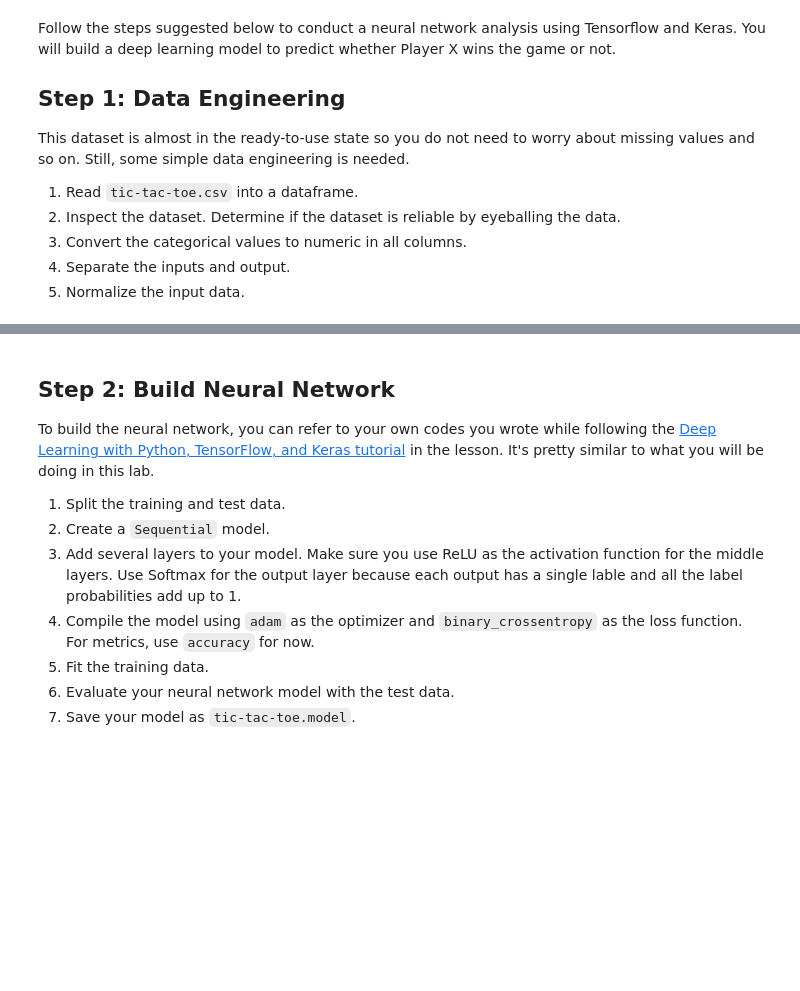
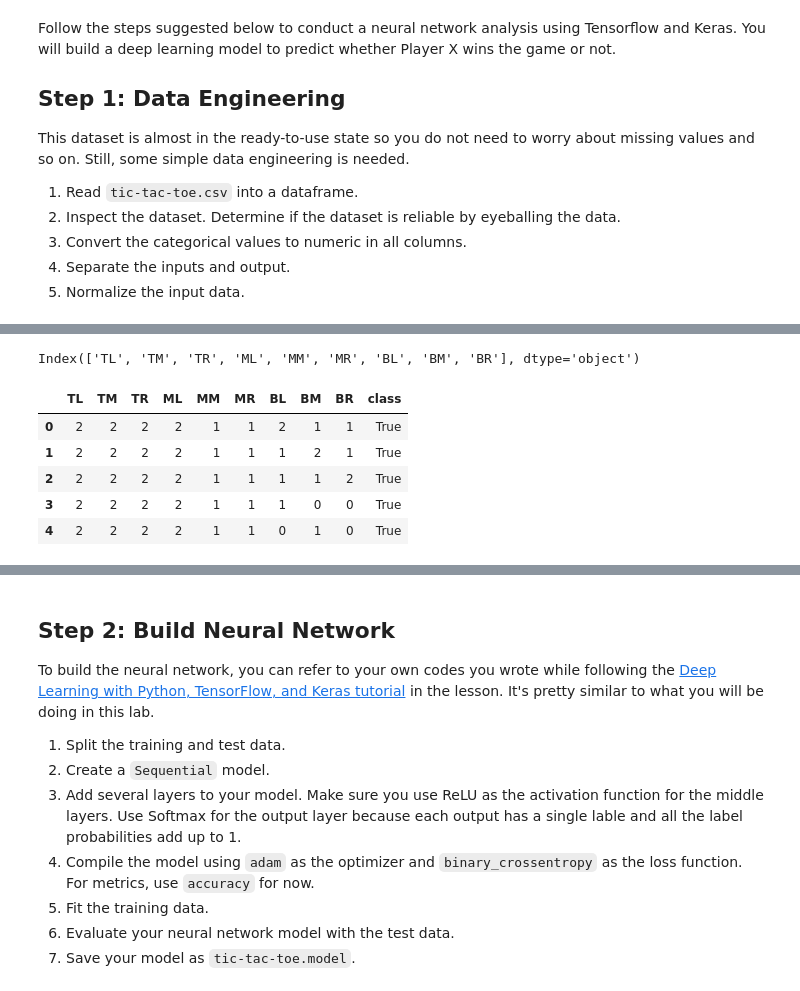
Before and after one commit to ta-data-bcn/lab-deep-learning, a Jupyter notebook: your-code/challenge-1.ipynb, the cells around one changed output, grey strips where cells are left out. Cells and saved outputs as stored; diff of their text form; code cells hidden in the pictures; blank space fills up the shorter version.

```diff
--- a/your-code/challenge-1.ipynb
+++ b/your-code/challenge-1.ipynb
@@ -24,0 +128,11 @@ This dataset is almost in the ready-to-use state so you do not need to worry abo
+# %%
+# convert to numerical
+ttt['TL'] = ttt['TL'].astype('category')
+ttt['TM'] = ttt['TM'].astype('category')
+ttt['TR'] = ttt['TR'].astype('category')
+ttt['ML'] = ttt['ML'].astype('category')
+ttt['MM'] = ttt['MM'].astype('category')
+ttt['MR'] = ttt['MR'].astype('category')
+ttt['BL'] = ttt['BL'].astype('category')
+ttt['BM'] = ttt['BM'].astype('category')
+ttt['BR'] = ttt['BR'].astype('category')
@@ -24,0 +153,17 @@ This dataset is almost in the ready-to-use state so you do not need to worry abo
+# %%
+cat_columns = ttt.select_dtypes(['category']).columns
+cat_columns
+# %% [output]
+Index(['TL', 'TM', 'TR', 'ML', 'MM', 'MR', 'BL', 'BM', 'BR'], dtype='object')
+# %%
+# Index([u'TL', u'TM', u'TR',u'ML', u'MM', u'MR', u'BL', u'BM', u'BR'], dtype='object')
+ttt[cat_columns] = ttt[cat_columns].apply(lambda x: x.cat.codes)
+# %%
+ttt.head()
+# %% [output]
+|  | TL | TM | TR | ML | MM | MR | BL | BM | BR | class |
+| 0 | 2 | 2 | 2 | 2 | 1 | 1 | 2 | 1 | 1 | True |
+| 1 | 2 | 2 | 2 | 2 | 1 | 1 | 1 | 2 | 1 | True |
+| 2 | 2 | 2 | 2 | 2 | 1 | 1 | 1 | 1 | 2 | True |
+| 3 | 2 | 2 | 2 | 2 | 1 | 1 | 1 | 0 | 0 | True |
+| 4 | 2 | 2 | 2 | 2 | 1 | 1 | 0 | 1 | 0 | True |
```
Also changed, not shown: parts of 31 cells of this notebook, 3 other files.
